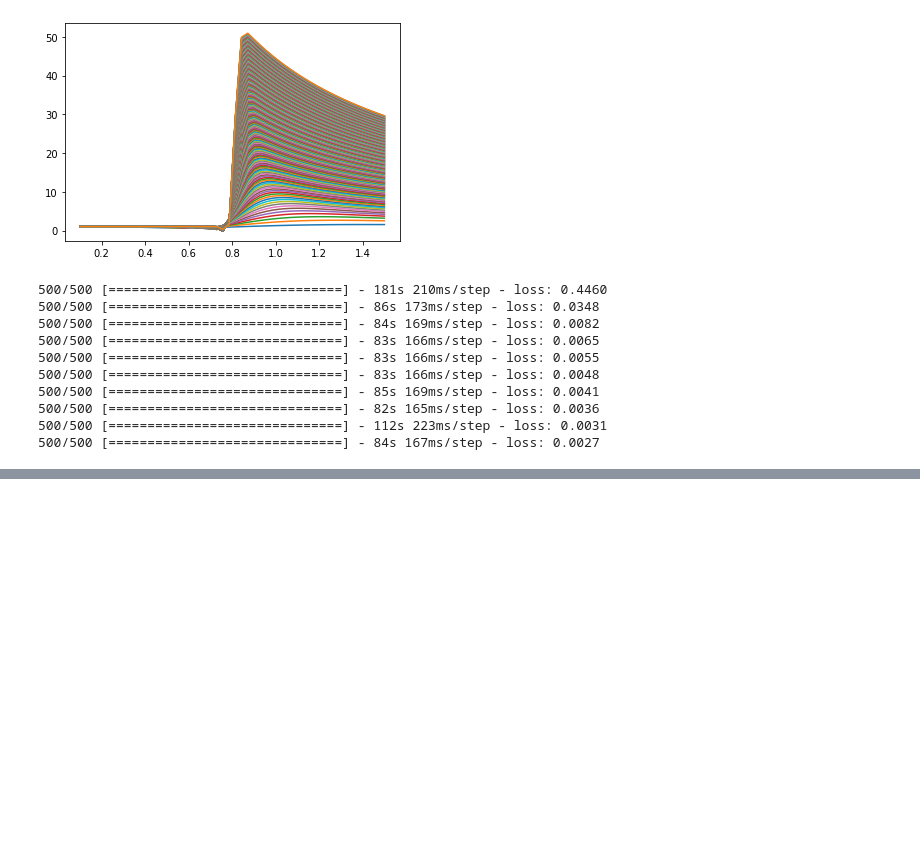
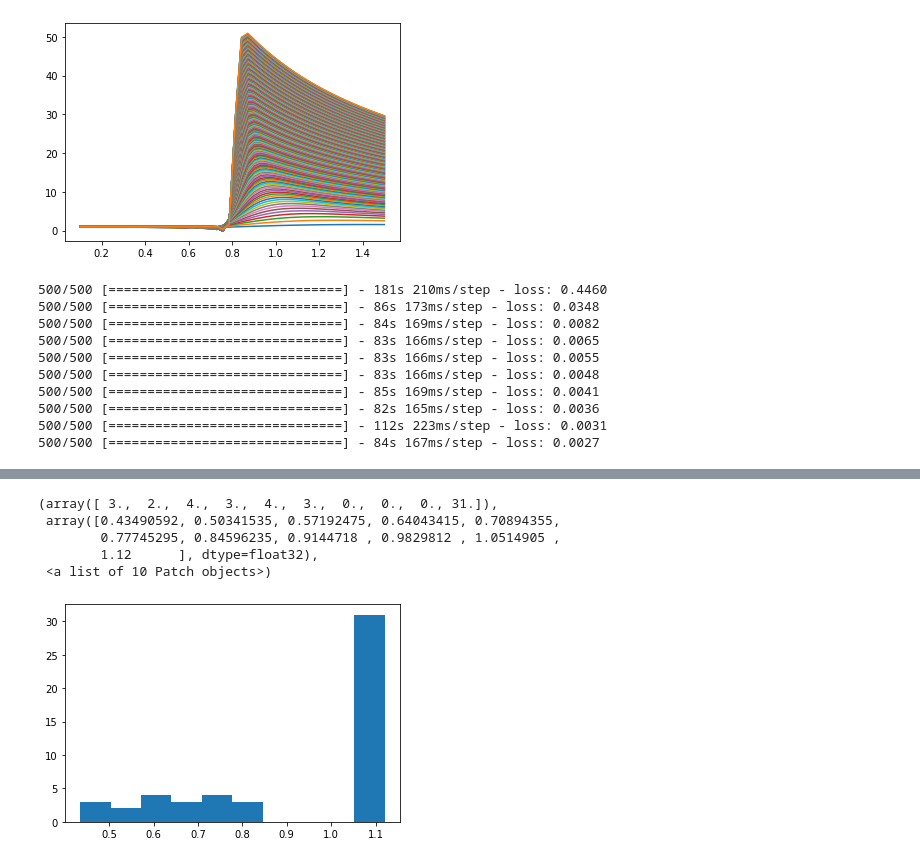
Before and after one commit to moo-337/moo, a Jupyter notebook: docs/get_started.ipynb, the cells around one changed output, grey strips where cells are left out. Saved outputs shown, nothing was run; the diff lists cells and outputs as text; code cells hidden in the pictures; blank space fills up the shorter version.

```diff
--- a/docs/get_started.ipynb
+++ b/docs/get_started.ipynb
@@ -214,0 +235,9 @@ for i in range(7):
+# %%
+plt.hist(payoff_f(price[:, N-1]))
+# %% [output]
+(array([ 3.,  2.,  4.,  3.,  4.,  3.,  0.,  0.,  0., 31.]),
+ array([0.43490592, 0.50341535, 0.57192475, 0.64043415, 0.70894355,
+        0.77745295, 0.84596235, 0.9144718 , 0.9829812 , 1.0514905 ,
+        1.12      ], dtype=float32),
+ <a list of 10 Patch objects>)
+[figure, added]
```
Also changed, not shown: parts of 12 cells of this notebook.
